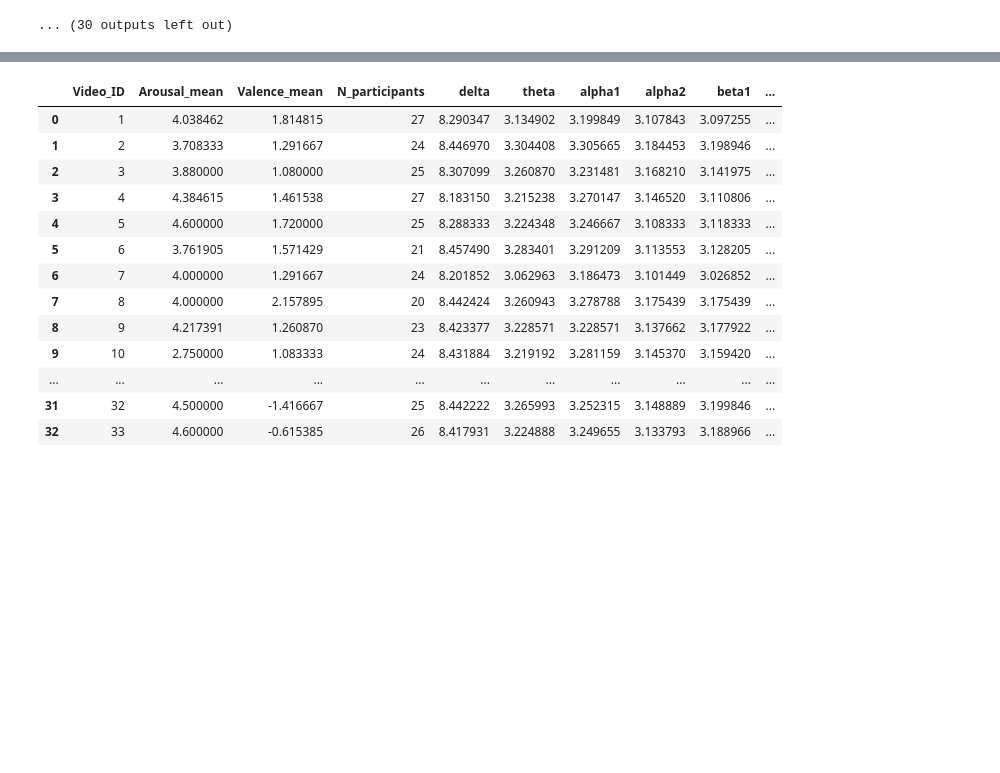
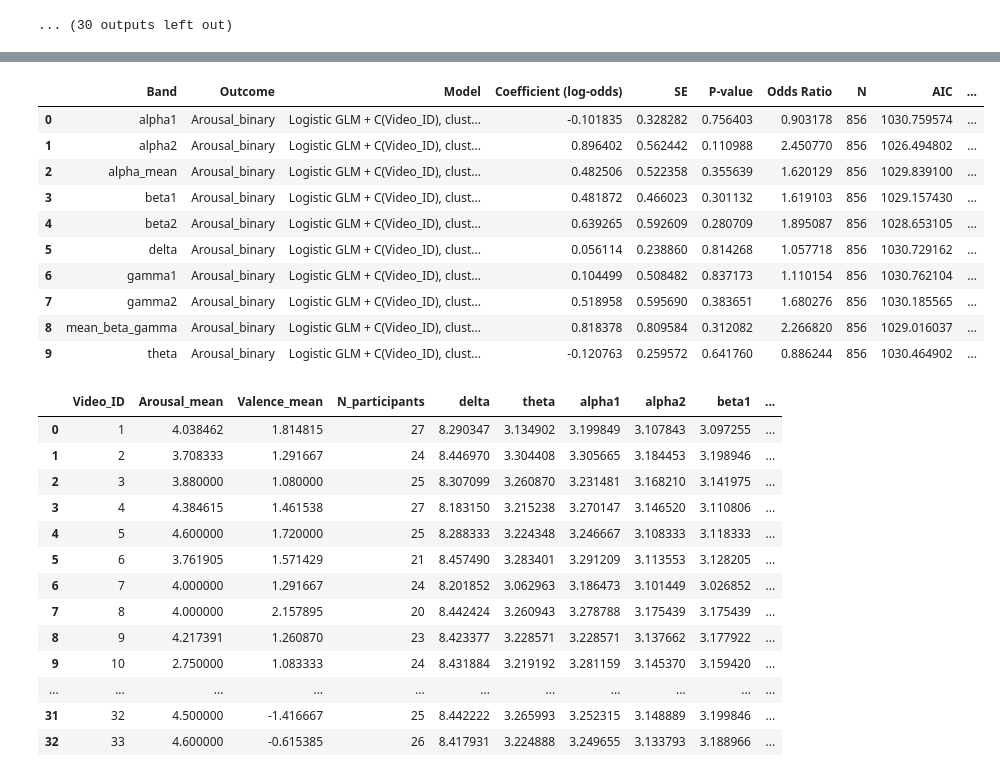
Before and after one commit to deybelman/EEG_Analysis_Project, a Jupyter notebook: analysis.ipynb, the cells around one changed output, grey strips where cells are left out. Cells and saved outputs as stored; diff of their text form; code cells hidden in the pictures; blank space fills up the shorter version.

```diff
--- a/analysis.ipynb
+++ b/analysis.ipynb
@@ -1998,3 +1998,77 @@ results_df
+# %%
+# Make a copy if you like, but this is fine in-place:
+combined_df["Arousal_binary"] = np.where(
+    combined_df["Arousal"].between(1, 4), 0,
+    np.where(combined_df["Arousal"].between(5, 7), 1, np.nan)
+)
+# %%
+bands = ["delta", "theta", "alpha1", "alpha2",
+         "beta1", "beta2", "gamma1", "gamma2",
+         "mean_beta_gamma", "alpha_mean"]
+
+logit_results = []
+
+for band in bands:
+    # Keep only the columns we need
+    model_df = combined_df[["Participant_ID", "Video_ID", "Arousal_binary", band]].copy()
+    model_df = model_df.dropna(subset=["Arousal_binary", band])
+
+    if model_df.empty:
+        continue
+
+    # Logistic regression with fixed effect of Video_ID
+    formula = f"Arousal_binary ~ {band} + C(Video_ID)"
+
+    logit_model = smf.glm(
+        formula,
+        data=model_df,
+        family=sm.families.Binomial()
+    )
+
+    # Cluster-robust SEs by Participant
+    logit_result = logit_model.fit(
+        cov_type="cluster",
+        cov_kwds={"groups": model_df["Participant_ID"]}
+    )
+
+    coef = logit_result.params[band]
+    se = logit_result.bse[band]
+    p = logit_result.pvalues[band]
+    aic = logit_result.aic
+    bic = logit_result.bic
+
+    # Odds ratio for interpretability
+    odds_ratio = np.exp(coef)
+
+    logit_results.append({
+        "Band": band,
+        "Outcome": "Arousal_binary",
+        "Model": "Logistic GLM + C(Video_ID), clustered by Participant_ID",
+        "Coefficient (log-odds)": coef,
+        "SE": se,
+        "P-value": p,
+        "Odds Ratio": odds_ratio,
+        "N": len(model_df),
+        "AIC": aic,
+        "BIC": bic
+    })
+
+logit_results_df = pd.DataFrame(logit_results)
+logit_results_df = logit_results_df.sort_values(by="Band").reset_index(drop=True)
+
+logit_results_df
+# %% [output]
+|  | Band | Outcome | Model | Coefficient (log-odds) | SE | P-value | Odds Ratio | N | AIC | ... |
+| 0 | alpha1 | Arousal_binary | Logistic GLM + C(Video_ID), clust... | -0.101835 | 0.328282 | 0.756403 | 0.903178 | 856 | 1030.759574 | ... |
+| 1 | alpha2 | Arousal_binary | Logistic GLM + C(Video_ID), clust... | 0.896402 | 0.562442 | 0.110988 | 2.450770 | 856 | 1026.494802 | ... |
+| 2 | alpha_mean | Arousal_binary | Logistic GLM + C(Video_ID), clust... | 0.482506 | 0.522358 | 0.355639 | 1.620129 | 856 | 1029.839100 | ... |
+| 3 | beta1 | Arousal_binary | Logistic GLM + C(Video_ID), clust... | 0.481872 | 0.466023 | 0.301132 | 1.619103 | 856 | 1029.157430 | ... |
+| 4 | beta2 | Arousal_binary | Logistic GLM + C(Video_ID), clust... | 0.639265 | 0.592609 | 0.280709 | 1.895087 | 856 | 1028.653105 | ... |
+| 5 | delta | Arousal_binary | Logistic GLM + C(Video_ID), clust... | 0.056114 | 0.238860 | 0.814268 | 1.057718 | 856 | 1030.729162 | ... |
+| 6 | gamma1 | Arousal_binary | Logistic GLM + C(Video_ID), clust... | 0.104499 | 0.508482 | 0.837173 | 1.110154 | 856 | 1030.762104 | ... |
+| 7 | gamma2 | Arousal_binary | Logistic GLM + C(Video_ID), clust... | 0.518958 | 0.595690 | 0.383651 | 1.680276 | 856 | 1030.185565 | ... |
+| 8 | mean_beta_gamma | Arousal_binary | Logistic GLM + C(Video_ID), clust... | 0.818378 | 0.809584 | 0.312082 | 2.266820 | 856 | 1029.016037 | ... |
+| 9 | theta | Arousal_binary | Logistic GLM + C(Video_ID), clust... | -0.120763 | 0.259572 | 0.641760 | 0.886244 | 856 | 1030.464902 | ... |
 # %%
 # Aggregation dictionary for all target columns
 agg_dict = {
```
Also changed, not shown: parts of 1 cell of this notebook, 1 other file.
